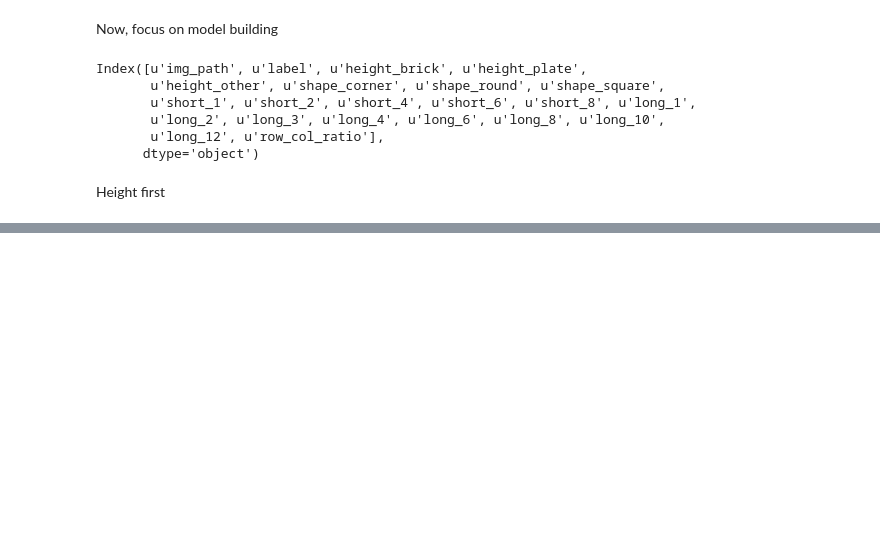
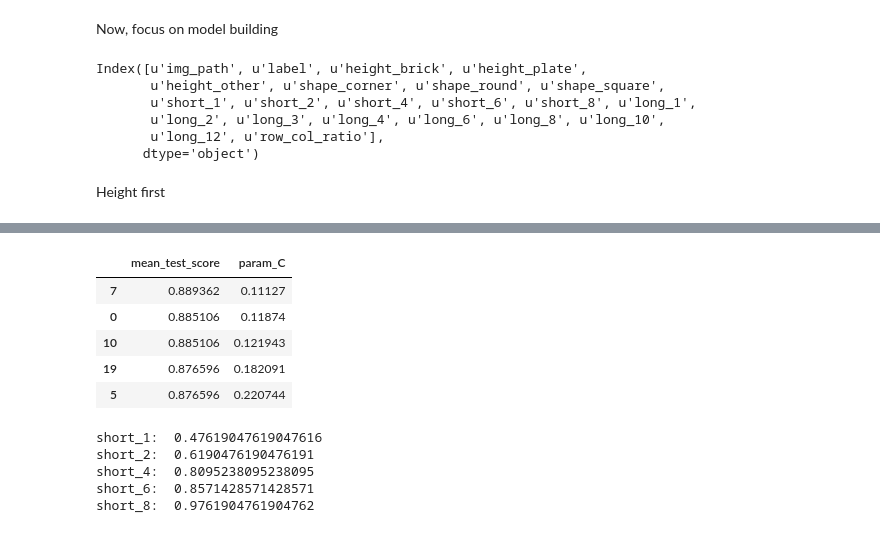
Before and after one commit to markertsean/lego_recognition, a Jupyter notebook: classification/build_model.ipynb, the cells around one changed output, grey strips where cells are left out. Saved outputs shown, nothing was run; the diff lists cells and outputs as text; code cells hidden in the pictures; blank space fills up the shorter version.

```diff
--- a/classification/build_model.ipynb
+++ b/classification/build_model.ipynb
@@ -243,0 +313,10 @@ test_height_y  =  test_df[height_columns]
+# %%
+foo = pd.DataFrame( height_clf_dict['height_other'].cv_results_ )
+foo.sort_values(['mean_test_score'],ascending=False)[['mean_test_score','param_C']].head()
+# %% [output]
+|  | mean_test_score | param_C |
+| 7 | 0.889362 | 0.11127 |
+| 0 | 0.885106 | 0.11874 |
+| 10 | 0.885106 | 0.121943 |
+| 19 | 0.876596 | 0.182091 |
+| 5 | 0.876596 | 0.220744 |
@@ -243,0 +345,31 @@ test_height_y  =  test_df[height_columns]
+# %%
+from sklearn.linear_model    import LogisticRegression
+from sklearn.model_selection import RandomizedSearchCV
+
+param_dict = {
+                'C': loguniform_gen( a = 1e-1, b = 1e1 )
+             }
+
+short_clf_dict = {}
+
+for i in range( 0, len(short_columns) ):
+
+    log_clf_cv = RandomizedSearchCV(
+                                        LogisticRegression(),
+                                        cv = 10,
+                                        n_iter = 20,
+                                        param_distributions=param_dict,
+                                   )
+
+    log_clf_cv.fit( train_x, train_y[:,i] )
+
+    print short_columns[i]+': ',
+    print log_clf_cv.score( test_x, test_y[:,i] )
+
+    short_clf_dict[short_columns[i]] = log_clf_cv
+# %% [output]
+short_1:  0.47619047619047616
+short_2:  0.6190476190476191
+short_4:  0.8095238095238095
+short_6:  0.8571428571428571
+short_8:  0.9761904761904762
```
Also changed, not shown: parts of 24 cells of this notebook.
